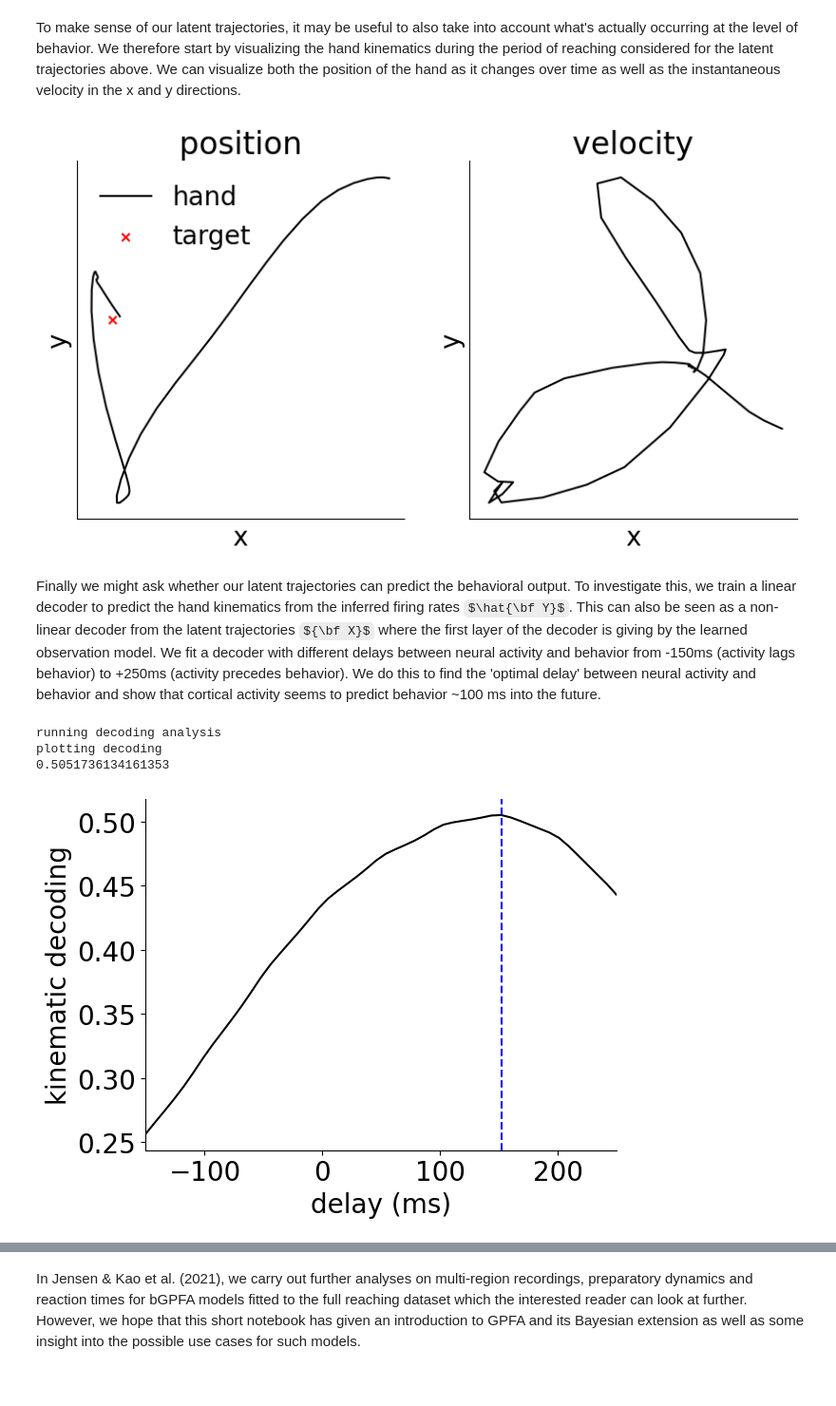
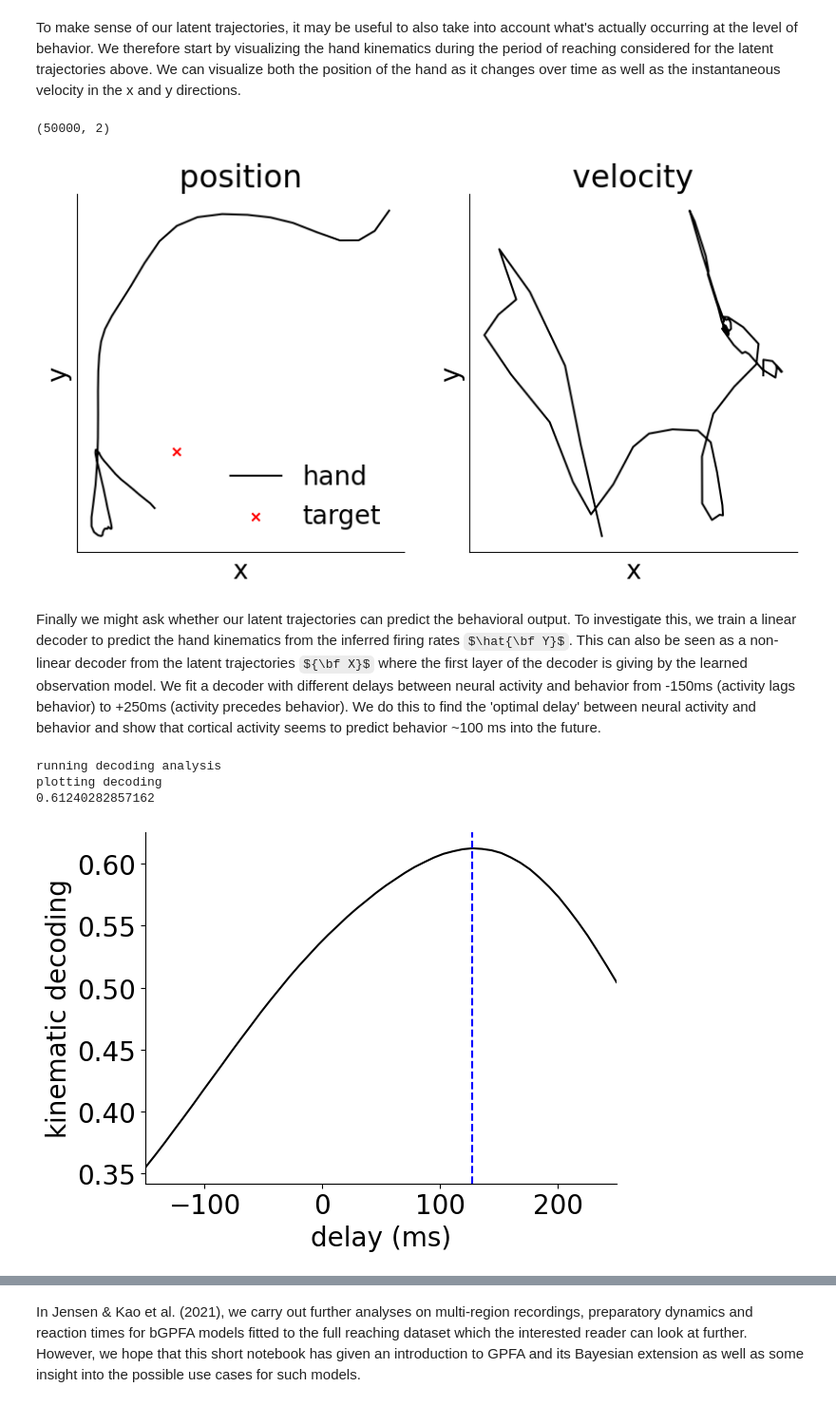
Before and after one commit to ayush1301/mgplvm-pytorch, a Jupyter notebook: bGPFA.ipynb, the cells around one changed output, grey strips where cells are left out. Shown at 95% size. Drawn from its saved outputs; the diff is of its cells as text; code cells hidden in the pictures; some formulas as TeX source.

```diff
--- a/bGPFA.ipynb
+++ b/bGPFA.ipynb
@@ -91,7 +67,7 @@ While we could fit the full 30 minute dataset, it would take a bit too long for
 # %%
 data = pickle.load(open('data/Doherty_example.pickled', 'rb')) # load example data
 binsize = 25 # binsize in ms
-timepoints = np.arange(50000, 60482) #subsample ~40 seconds of data so things will run somewhat quicker
+timepoints = np.arange(0, 50000) #subsample ~40 seconds of data so things will run somewhat quicker
 print(data['Y'].shape)
 fit_data = {'Y': data['Y'][..., timepoints], 'locs': data['locs'][timepoints, :], 'targets': data['targets'][timepoints, :], 'binsize': binsize}
 # fit_data = {'Y': data['Y'], 'locs': data['locs'], 'targets': data['targets'], 'binsize': binsize}
@@ -147,10 +123,10 @@ In the following code snippet, we set a couple of model parameters relating to t
 ### set some parameters for fitting ###
 ell0 = 200/binsize # initial timescale (in bins) for each dimension. This could be the ~timescale of the behavior of interest (otherwise a few hundred ms is a reasonable default)
 rho = 2 # sets the intial scale of each latent (s_d in Jensen & Kao). rho=1 is a natural choice with Gaussian noise; less obvious with non-Gaussian noise but rho=1-5 works well empirically.
-max_steps = 2001 # number of training iterations
-n_mc = 5 # number of monte carlo samples per iteration
+max_steps = 1001 # number of training iterations
+n_mc = 1 # number of monte carlo samples per iteration
 print_every = 100 # how often we print training progress
-d_fit = 25 # lets fit up to 10 latent dimensions (in theory this could be up to the number of neurons; should be thought of as an upper bound to how high-dimensional the activity is)
+d_fit = 20 # lets fit up to 10 latent dimensions (in theory this could be up to the number of neurons; should be thought of as an upper bound to how high-dimensional the activity is)
 # %% [markdown]
 Having specified our parameters, we can construct the bGPFA model.
 In this particular library, we need to separately specify (i) the noise model, (ii) the latent manifold (see Jensen et al. 2020 for LVMs on non-Euclidean manifolds), (iii) the prior and variational distribution (for GPFA, these are both Gaussian processes), and (iv) the observation model (for GPFA this is linear but see e.g. Wu et al. 2017 for non-linear LVMs).
@@ -310,6 +286,7 @@ We can visualize both the position of the hand as it changes over time as well a
 ts = np.arange(Y.shape[-1])*fit_data['binsize'] # measured in ms
 cs = CubicSpline(ts, locs) # fit cubic spline to behavior
 vels = cs(ts, 1) # velocity (first derivative)
+print(vels.shape)
 
 fig, axs = plt.subplots(1, 2, figsize = (10, 5))
 axs[0].plot(locs[tplot, 0], locs[tplot, 1], 'k-') # plot position
@@ -329,7 +306,8 @@ axs[0].set_title('position')
 axs[1].set_title('velocity')
 plt.show()
 # %% [output]
+(50000, 2)
-[figure, old version]
+[figure, new version]
 # %% [markdown]
 Finally we might ask whether our latent trajectories can predict the behavioral output.
 To investigate this, we train a linear decoder to predict the hand kinematics from the inferred firing rates $\hat{\bf Y}$.
@@ -338,34 +316,37 @@ We fit a decoder with different delays between neural activity and behavior from
 We do this to find the 'optimal delay' between neural activity and behavior and show that cortical activity seems to predict behavior ~100 ms into the future.
 # %%
 ### finally let's do a simple decoding analysis ###
+torch.cuda.empty_cache() # clear GPU memory
 print('running decoding analysis')
 Ypreds = [] # decode from the inferred firing rates (this is a non-linear decoder from latents)
 query = mod.lat_dist.lat_mu.detach().transpose(-1, -2).to(device)  # (ntrial, d_fit, T)
 for i in range(10): # loop over mc samples to avoid memory issues
-    Ypred = mod.svgp.sample(query, n_mc=100, noise=False)
+    Ypred = mod.svgp.sample(query, n_mc=10, noise=False) # OG n_mc = 100
     Ypred = Ypred.detach().mean(0).cpu().numpy()  # (ntrial x n x T)
     Ypreds.append(Ypred)
 Ypred = np.mean(np.array(Ypreds), axis = (0,1)).T # T x n
 
 delays = np.linspace(-150, 250, 50) # consider different behavioral delays
 performance = np.zeros((len(delays), 2)) # model performance
 for idelay, delay in enumerate(delays):
     vels = cs(ts+delay, 1) # velocity at time+delay
     for itest, Ytest in enumerate([Ypred]): # bGPFA
-      regs = [Ridge(alpha=1e-3).fit(Ytest[::2, :], vels[::2, i]) for i in range(2)] # fit x and y vel on half the data
-      scores = [regs[i].score(Ytest[1::2, :], vels[1::2, i]) for i in range(2)] # score x and y vel on the other half
+    #   regs = [Ridge(alpha=1e-3).fit(Ytest[::2, :], vels[::2, i]) for i in range(2)] # fit x and y vel on half the data
+    #   scores = [regs[i].score(Ytest[1::2, :], vels[1::2, i]) for i in range(2)] # score x and y vel on the other half
+      regs = [Ridge(alpha=1e-3).fit(Ytest, vels[:, i]) for i in range(2)]
+      scores = [regs[i].score(Ytest, vels[:, i]) for i in range(2)]
       performance[idelay, itest] = np.mean(scores) # save performance
 print('plotting decoding')
 plt.figure()
 plt.plot(delays, performance[:, 0], 'k-')
 print(max(performance[:, 0]))
 plt.axvline(delays[np.argmax(performance[:, 0])], color = 'b', ls = '--')
 plt.xlim(delays[0], delays[-1])
 plt.xlabel('delay (ms)')
 plt.ylabel('kinematic decoding')
 plt.show()
 # %% [output]
 running decoding analysis
 plotting decoding
-0.5051736134161353
+0.61240282857162
-[figure, old version]
+[figure, new version]
```
Also changed, not shown: parts of 9 cells of this notebook.
